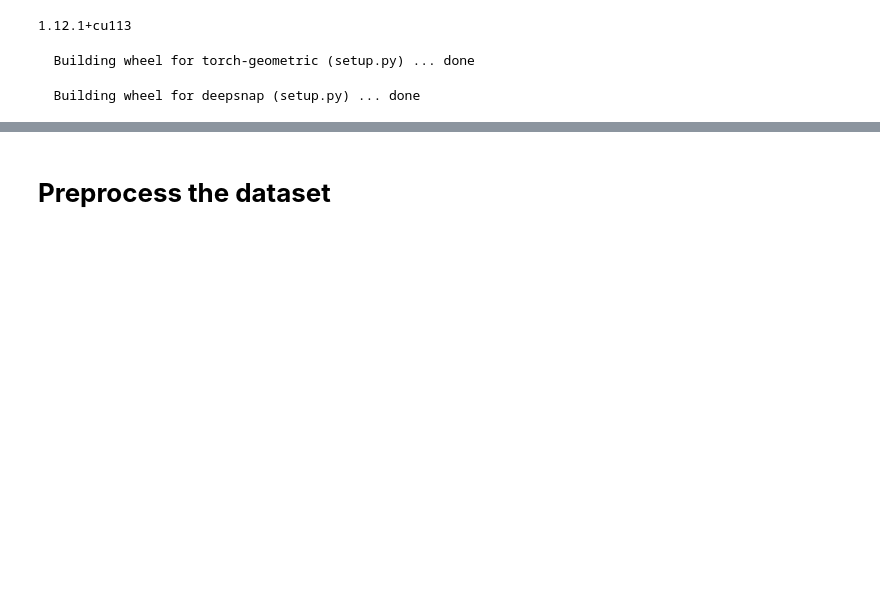
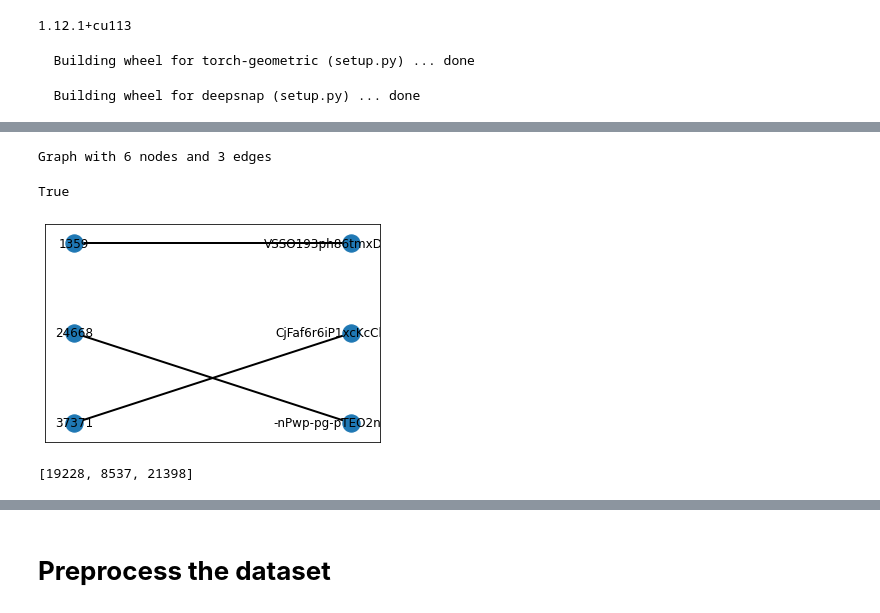
Before and after one commit to SravaniPrakki/TravelRecommendation_ML, a Jupyter notebook: GCN_Trip_Recommendation.ipynb, the cells around one changed output, grey strips where cells are left out. Cells and saved outputs as stored; diff of their text form; code cells hidden in the pictures; blank space fills up the shorter version.

```diff
--- a/GCN_Trip_Recommendation.ipynb
+++ b/GCN_Trip_Recommendation.ipynb
@@ -233,0 +317,26 @@ user_path = './ml-latest-small/ratings.csv'
+# %%
+user_source=[]
+for i in range(3):
+ user_source.append(random.choice(list(user_mapping.values())))
+# %%
+review_target=[]
+for i in range(3):
+ review_target.append(random.choice(list(review_mapping.keys())))
+# %%
+G.add_nodes_from([user_source[0],user_source[1],user_source[2]],bipartite=0,label='user')
+G.add_nodes_from([review_target[0],review_target[1],review_target[2]],bipartite=1,label='item')
+# %%
+for i,j in zip(range(3),range(3)):
+ G.add_edge(user_source[i], review_target[j], rating='stars')
+# %%
+print(G)
+# %% [output]
+Graph with 6 nodes and 3 edges
+# %%
+bipartite.is_bipartite(G)
+# %% [output]
+True
+# %%
+nx.draw_networkx(G, pos = nx.drawing.layout.bipartite_layout(G, [user_source[0],user_source[1],user_source[2]]),width=2,with_labels='True')
+# %% [output]
+[figure, added]
@@ -233,0 +347,4 @@ user_path = './ml-latest-small/ratings.csv'
+# %%
+user_source
+# %% [output]
+[19228, 8537, 21398]
```
Also changed, not shown: parts of 68 cells of this notebook.
